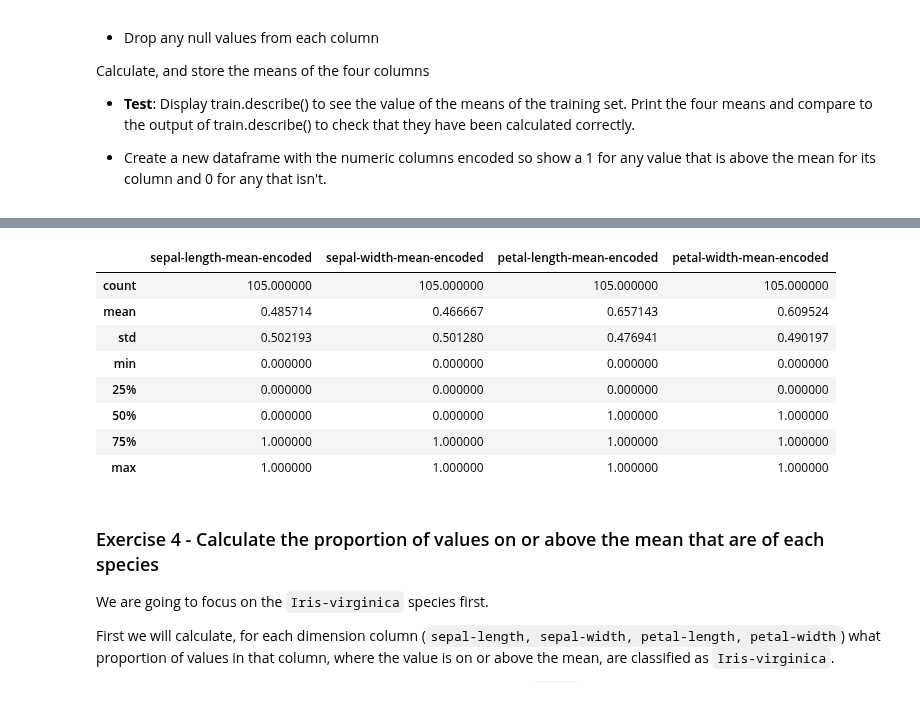
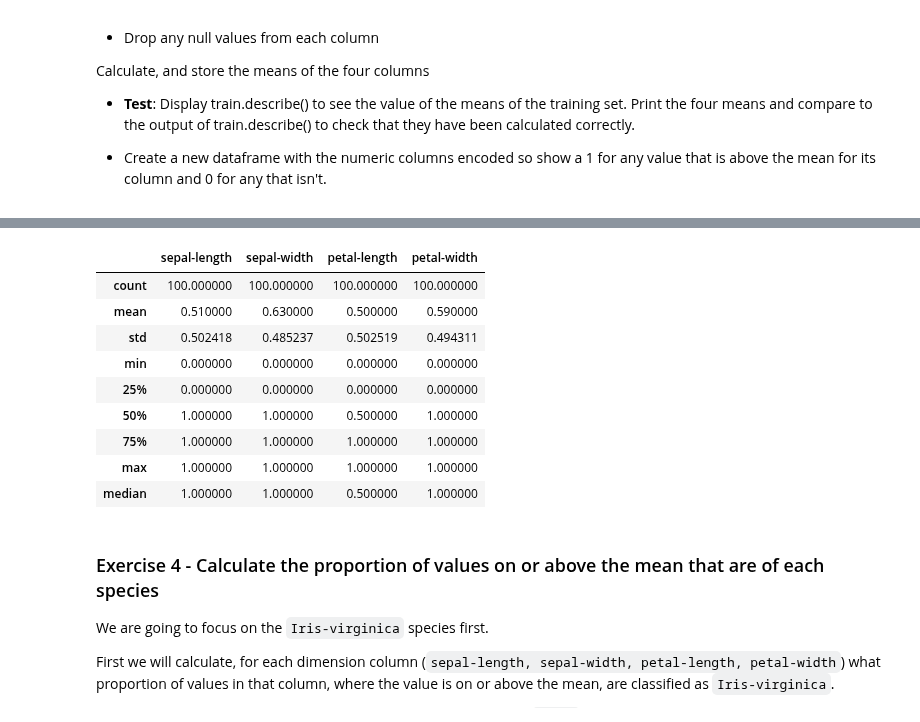
Before and after one commit to Imran-Github22/Imran-Farooqui, a Jupyter notebook: Projects/15_2_Decision_Tree_coded_model.ipynb, the cells around one changed output, grey strips where cells are left out. Drawn from its saved outputs; the diff is of its cells as text; code cells hidden in the pictures.

```diff
--- a/Projects/15_2_Decision_Tree_coded_model.ipynb
+++ b/Projects/15_2_Decision_Tree_coded_model.ipynb
@@ -198,55 +233,54 @@ mean: 5.930476 3.090476 3.859048 1.225714
 # %%
+# Encode function requires dataframe, column name & the encoding 'indicator'
 def encode(df, **kwds):
   key = kwds['key']
   indicator = kwds['indicator']
   if df[key] >= indicator:
     return 1
   else:
     return 0
   return
 
 # run the function for each column so that each of the four columns are encoded,
 # then drop the original columns, saving as a new dataframe
-def get_encoded_df(df, columns, training_set):
-  if training_set == 'mean':
+def get_encoded_df(df, columns, indicator):
+  selected_option, indicator_txt = indicator
+  if selected_option == 0:             # 'mean'
     for column in columns:
-      df[column + '-' + training_set + '-encoded'] = \
+      df[column] = \
       df.apply(encode, axis=1, key=column, indicator=df[column].mean())
-    df.drop(columns=columns, inplace=True)
-  elif training_set == 'median':
+  elif selected_option == 1:           # 'median'
     for column in columns:
-      df[column +'-' +  training_set + '-encoded'] = \
+      df[column] = \
       df.apply(encode, axis=1, key=column, indicator=df[column].median())
-    df.drop(columns=columns, inplace=True)
-  elif training_set == 'upper-quartile':
+  elif selected_option == 2:           # 'upper-quartile'
     for column in columns:
-      df[column +'-' +  training_set + '-encoded'] = \
+      df[column] = \
       df.apply(encode, axis=1, key=column, indicator=df[column].quantile(0.75))
-    df.drop(columns=columns, inplace=True)
-  elif training_set == 'lower-quartile':
+  elif selected_option == 3:           # 'lower-quartile':
     for column in columns:
-      df[column +'-' +  training_set + '-encoded'] = \
+      df[column] = \
       df.apply(encode, axis=1, key=column, indicator=df[column].quantile(0.25))
-    df.drop(columns=columns, inplace=True)
   else:
       print('Sorry, yet to programme it :) ')
   return df
 
-numaral_columns = names[:-1]
+# Encode the DataFrame with respect to the selected indicator
+train = get_encoded_df(train, numeral_columns, selected_indicator)
 
-train_encoded_df = get_encoded_df(train, numaral_columns, training_set)
-encoded_columns = train_encoded_df.columns[1:]
-display(train_encoded_df.describe())
+# Show the summary statistics post-encoding
+show_stats_df(train, numeral_columns, selected_indicator)
 # %% [output]
-|  | sepal-length-mean-encoded | sepal-width-mean-encoded | petal-length-mean-encoded | petal-width-mean-encoded |
-| count | 105.000000 | 105.000000 | 105.000000 | 105.000000 |
-| mean | 0.485714 | 0.466667 | 0.657143 | 0.609524 |
-| std | 0.502193 | 0.501280 | 0.476941 | 0.490197 |
+|  | sepal-length | sepal-width | petal-length | petal-width |
+| count | 100.000000 | 100.000000 | 100.000000 | 100.000000 |
+| mean | 0.510000 | 0.630000 | 0.500000 | 0.590000 |
+| std | 0.502418 | 0.485237 | 0.502519 | 0.494311 |
 | min | 0.000000 | 0.000000 | 0.000000 | 0.000000 |
 | 25% | 0.000000 | 0.000000 | 0.000000 | 0.000000 |
-| 50% | 0.000000 | 0.000000 | 1.000000 | 1.000000 |
+| 50% | 1.000000 | 1.000000 | 0.500000 | 1.000000 |
 | 75% | 1.000000 | 1.000000 | 1.000000 | 1.000000 |
 | max | 1.000000 | 1.000000 | 1.000000 | 1.000000 |
+| median | 1.000000 | 1.000000 | 0.500000 | 1.000000 |
 # %% [markdown]
 ### Exercise 4 - Calculate the proportion of values on or above the mean that are of each species
 
```
Also changed, not shown: parts of 14 cells of this notebook.
